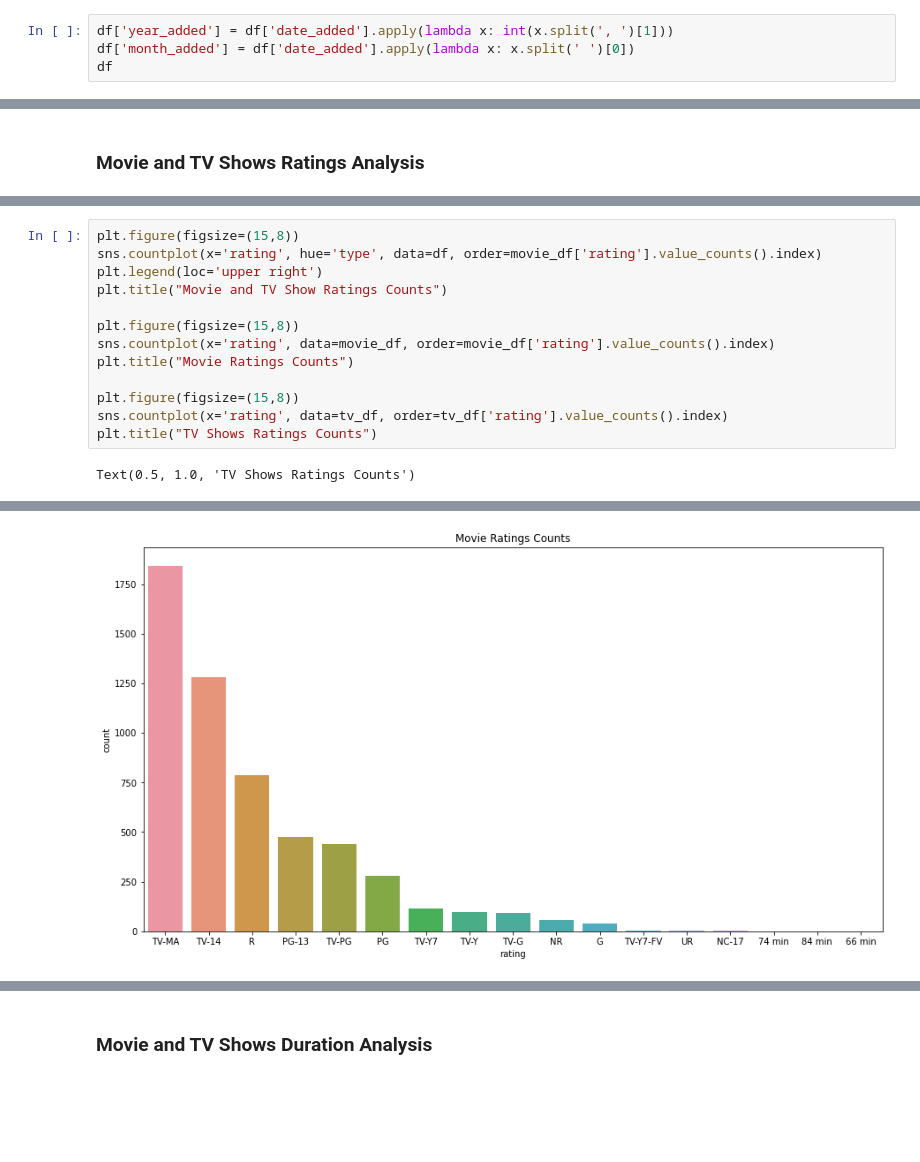
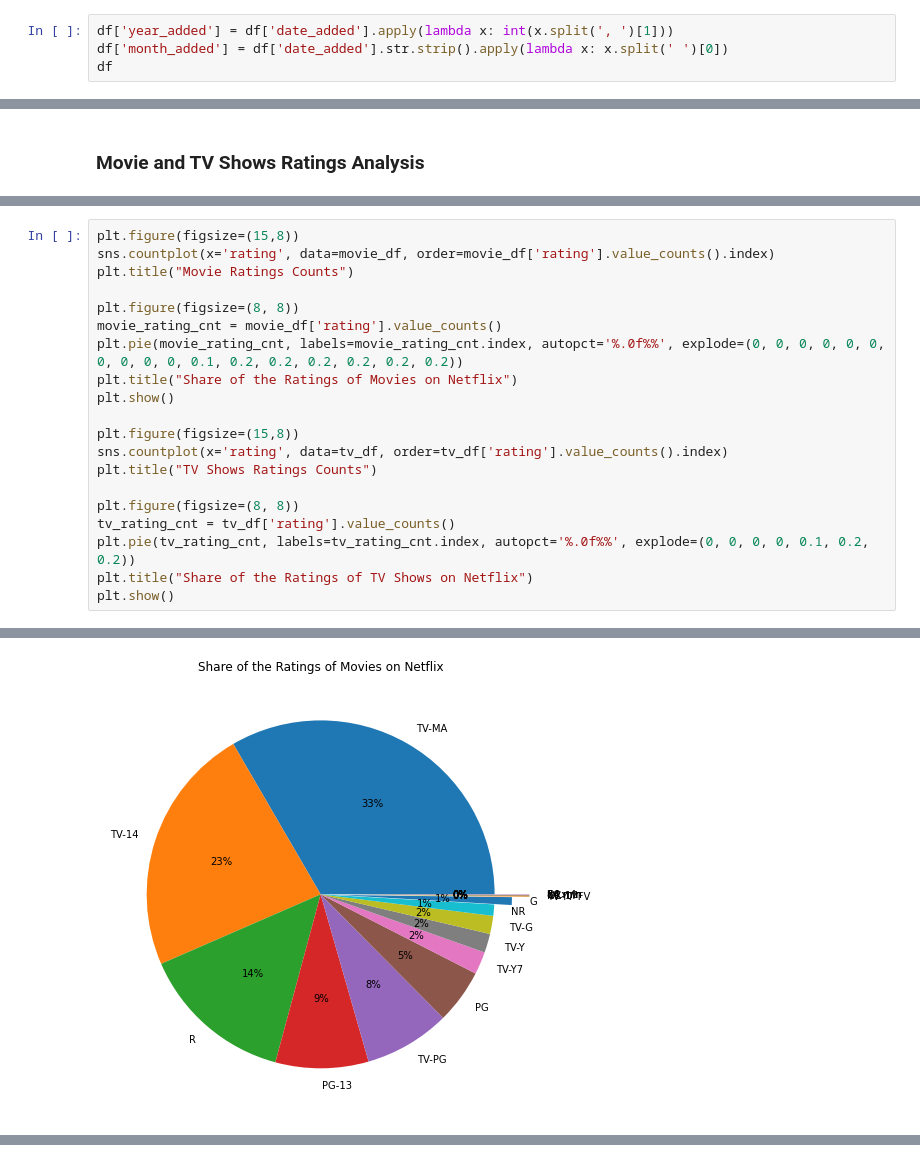
Before and after one commit to SarahLuym/kaggle, a Jupyter notebook: Netflix/Netflix Data Analysis.ipynb, the cells around one changed output, grey strips where cells are left out. Saved outputs shown, nothing was run; the diff lists cells and outputs as text; blank space fills up the shorter version.

```diff
--- a/Netflix/Netflix Data Analysis.ipynb
+++ b/Netflix/Netflix Data Analysis.ipynb
@@ -155,6 +155,6 @@ genre
 # %%
 df['year_added'] = df['date_added'].apply(lambda x: int(x.split(', ')[1]))
-df['month_added'] = df['date_added'].apply(lambda x: x.split(' ')[0])
+df['month_added'] = df['date_added'].str.strip().apply(lambda x: x.split(' ')[0])
 df
 # %% [output]
 |  | show_id | type | title | director | cast | country | date_added | release_year | rating | duration | ... |
@@ -268,15 +325,21 @@ Text(0.5, 1.0, 'TV Show Trends on Netflix')
 # %%
-plt.figure(figsize=(15,8))
-sns.countplot(x='rating', hue='type', data=df, order=movie_df['rating'].value_counts().index)
-plt.legend(loc='upper right')
-plt.title("Movie and TV Show Ratings Counts")
-
 plt.figure(figsize=(15,8))
 sns.countplot(x='rating', data=movie_df, order=movie_df['rating'].value_counts().index)
 plt.title("Movie Ratings Counts")
 
+plt.figure(figsize=(8, 8))
+movie_rating_cnt = movie_df['rating'].value_counts()
+plt.pie(movie_rating_cnt, labels=movie_rating_cnt.index, autopct='%.0f%%', explode=(0, 0, 0, 0, 0, 0, 0, 0, 0, 0, 0.1, 0.2, 0.2, 0.2, 0.2, 0.2, 0.2))
+plt.title("Share of the Ratings of Movies on Netflix")
+plt.show()
+
 plt.figure(figsize=(15,8))
 sns.countplot(x='rating', data=tv_df, order=tv_df['rating'].value_counts().index)
 plt.title("TV Shows Ratings Counts")
+
+plt.figure(figsize=(8, 8))
+tv_rating_cnt = tv_df['rating'].value_counts()
+plt.pie(tv_rating_cnt, labels=tv_rating_cnt.index, autopct='%.0f%%', explode=(0, 0, 0, 0, 0.1, 0.2, 0.2))
+plt.title("Share of the Ratings of TV Shows on Netflix")
+plt.show()
 # %% [output]
-Text(0.5, 1.0, 'TV Shows Ratings Counts')
@@ -284,2 +347,2 @@ Text(0.5, 1.0, 'TV Shows Ratings Counts')
-[figure, old version]
+[figure, new version]
 [figure]
@@ -286,2 +349,0 @@ Text(0.5, 1.0, 'TV Shows Ratings Counts')
-# %% [markdown]
-### Movie and TV Shows Duration Analysis
```
Also changed, not shown: parts of 81 cells of this notebook.
